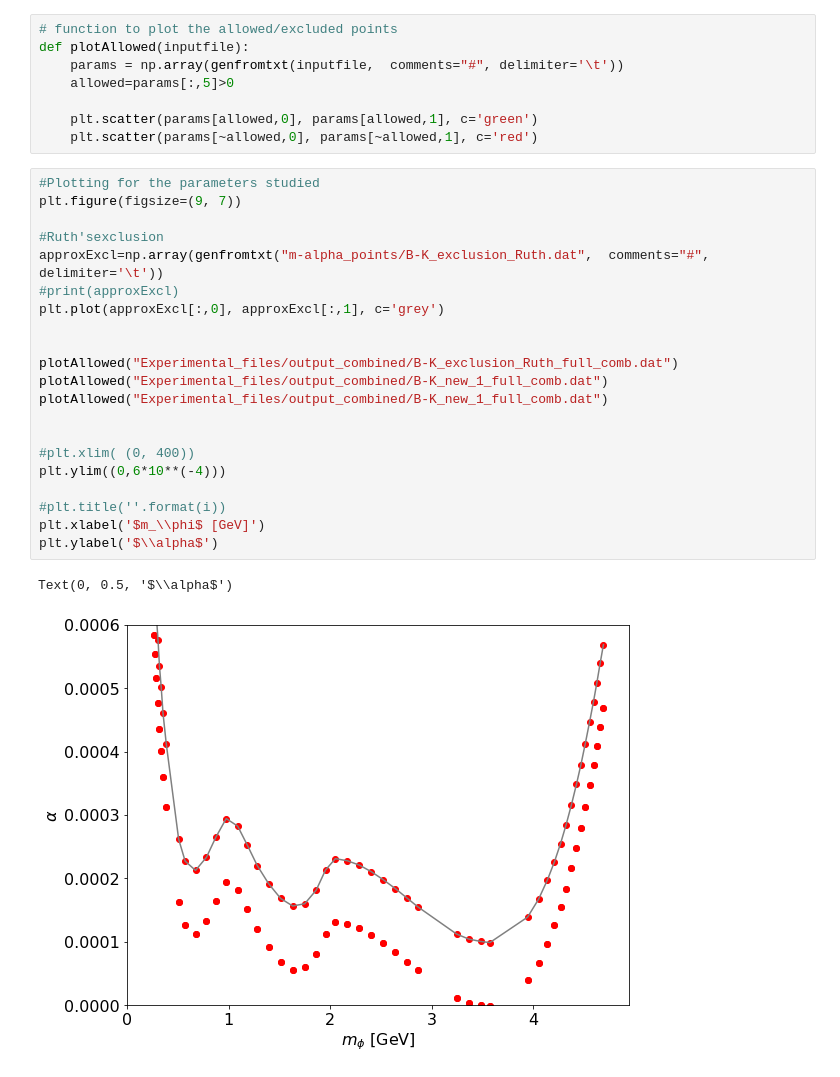
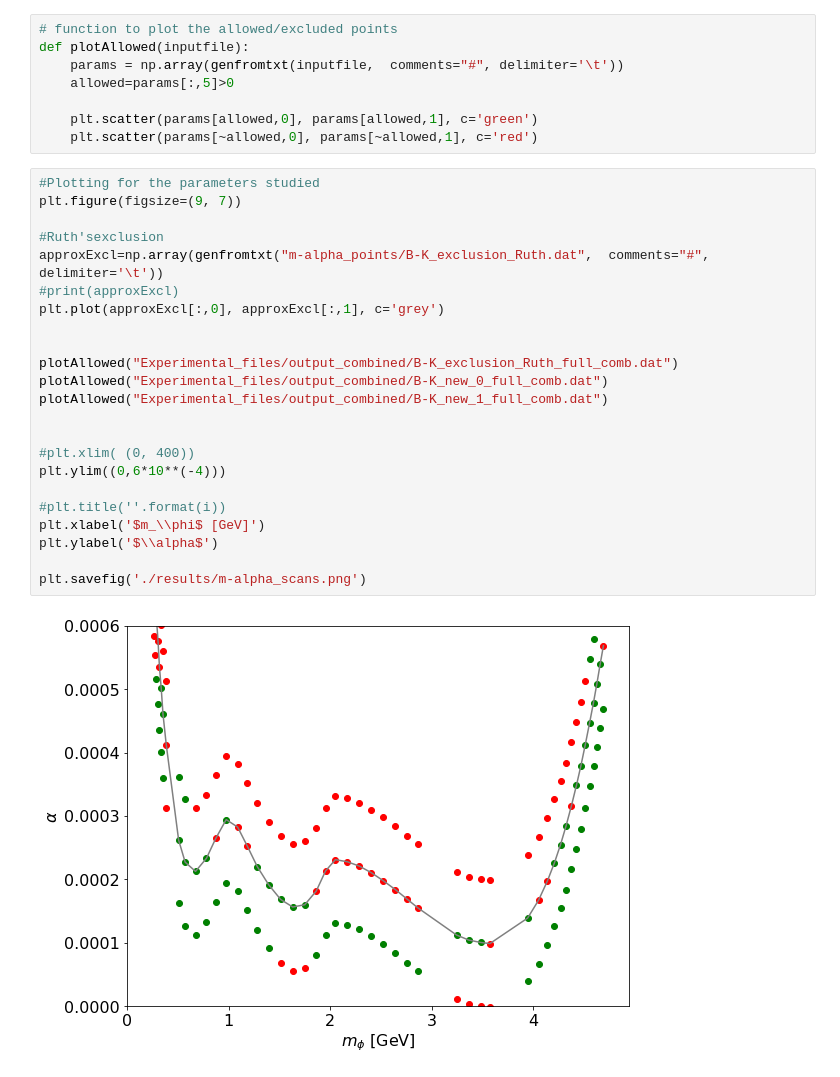
Before and after one commit to anasthesia/B-K, a Jupyter notebook: LHCB_bounds.ipynb, the cells around one changed output. Drawn from its saved outputs; the diff is of its cells as text.

```diff
--- a/LHCB_bounds.ipynb
+++ b/LHCB_bounds.ipynb
@@ -48,24 +48,25 @@ def plotAllowed(inputfile):
 # %%
 #Plotting for the parameters studied
 plt.figure(figsize=(9, 7))
 
 #Ruth'sexclusion
 approxExcl=np.array(genfromtxt("m-alpha_points/B-K_exclusion_Ruth.dat",  comments="#", delimiter='\t'))
 #print(approxExcl)
 plt.plot(approxExcl[:,0], approxExcl[:,1], c='grey')
 
 
 plotAllowed("Experimental_files/output_combined/B-K_exclusion_Ruth_full_comb.dat")
-plotAllowed("Experimental_files/output_combined/B-K_new_1_full_comb.dat")
+plotAllowed("Experimental_files/output_combined/B-K_new_0_full_comb.dat")
 plotAllowed("Experimental_files/output_combined/B-K_new_1_full_comb.dat")
 
 
 #plt.xlim( (0, 400))
 plt.ylim((0,6*10**(-4)))
 
 #plt.title(''.format(i))
 plt.xlabel('$m_\\phi$ [GeV]')
 plt.ylabel('$\\alpha$')
+
+plt.savefig('./results/m-alpha_scans.png')
 # %% [output]
-Text(0, 0.5, '$\\alpha$')
-[figure, old version]
+[figure, new version]
```
Also changed, not shown: parts of 1 cell of this notebook, 5 other files.
